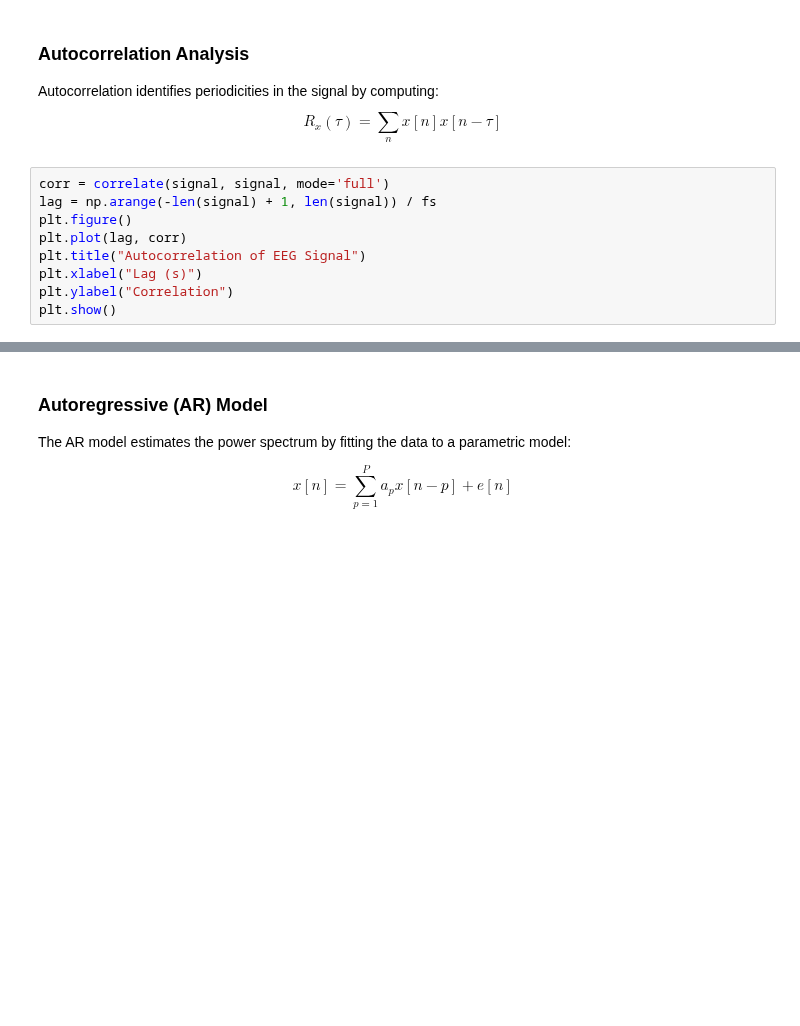
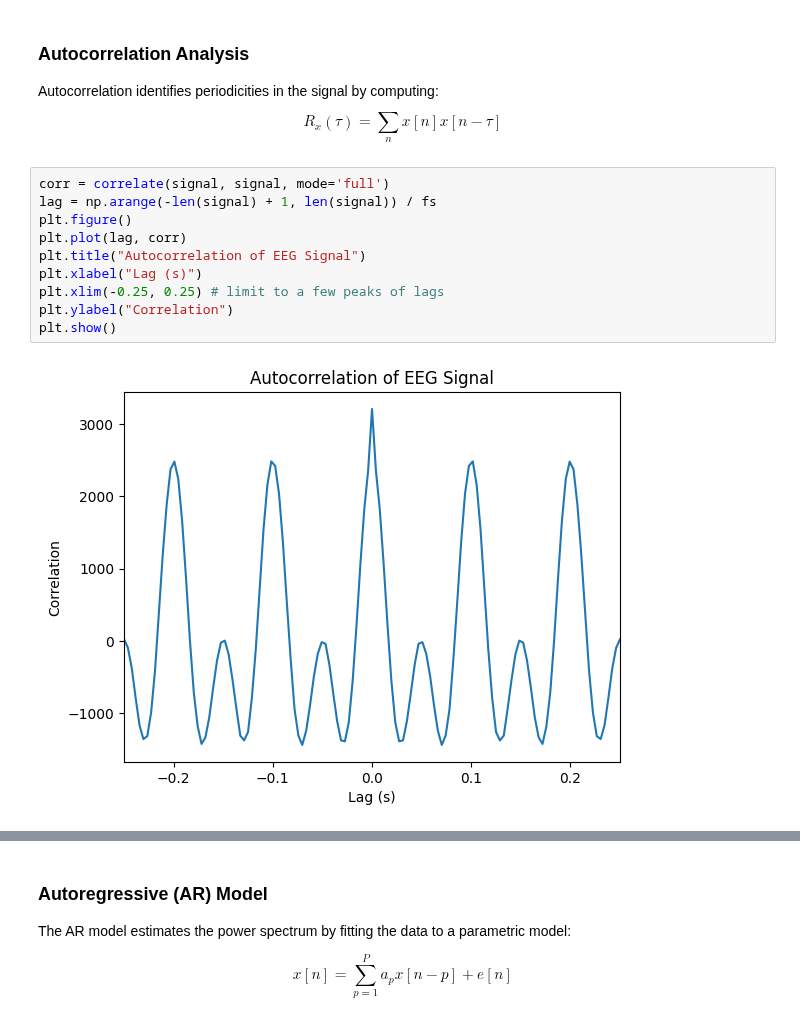
Before and after one commit to SMC-AAU-CPH/SPIS, a Jupyter notebook: 03-Fourier-Transform/03-MED-EEG.ipynb, the cells around one changed output, grey strips where cells are left out. Drawn from its saved outputs; the diff is of its cells as text; blank space fills up the shorter version.

```diff
--- a/03-Fourier-Transform/03-MED-EEG.ipynb
+++ b/03-Fourier-Transform/03-MED-EEG.ipynb
@@ -55,9 +61,12 @@ $$ R_x(\tau) = \sum_{n} x[n] x[n - \tau] $$
 # %%
 corr = correlate(signal, signal, mode='full')
 lag = np.arange(-len(signal) + 1, len(signal)) / fs
 plt.figure()
 plt.plot(lag, corr)
 plt.title("Autocorrelation of EEG Signal")
 plt.xlabel("Lag (s)")
+plt.xlim(-0.25, 0.25) # limit to a few peaks of lags
 plt.ylabel("Correlation")
 plt.show()
+# %% [output]
+[figure, added]
```
Also changed, not shown: parts of 18 cells of this notebook.
